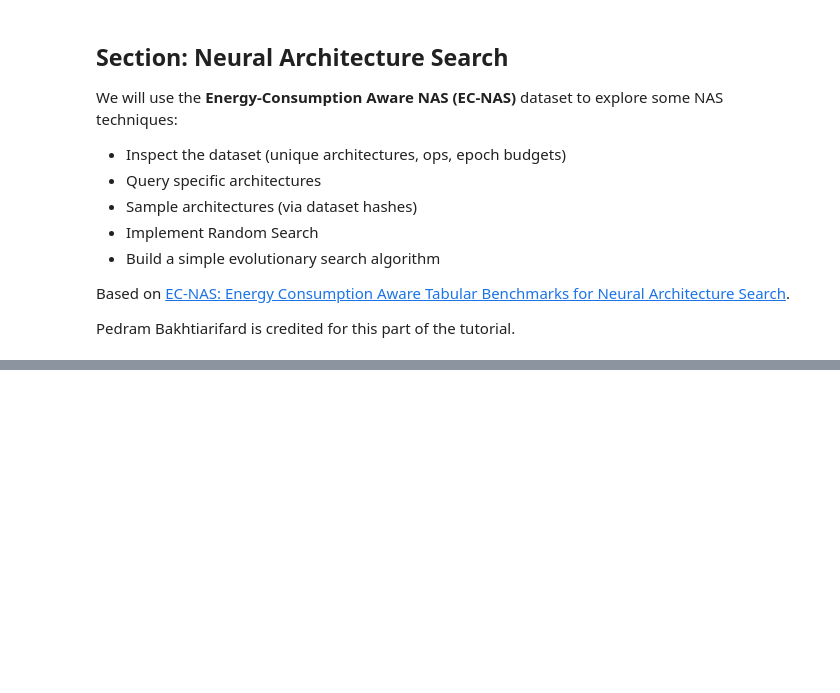
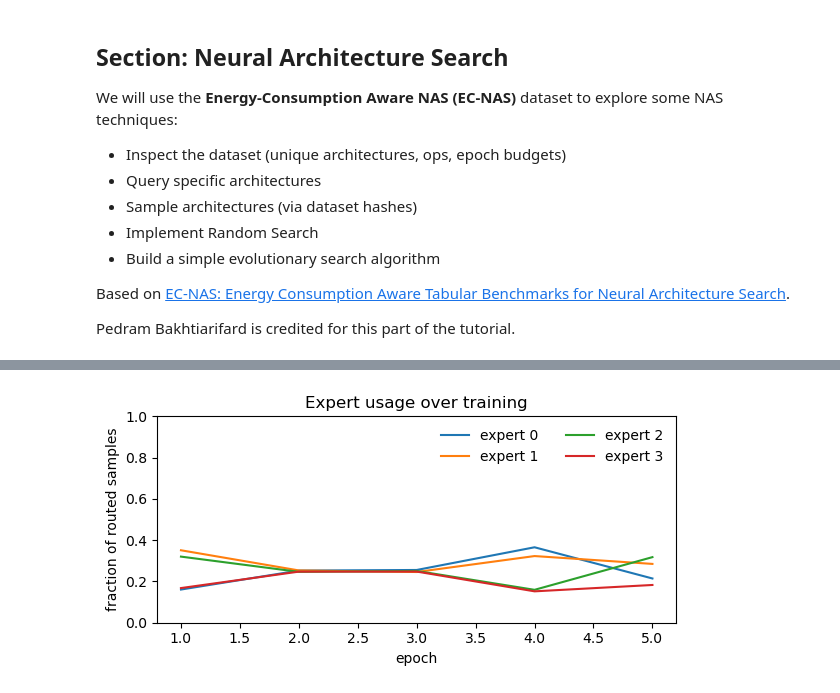
Before and after one commit to raghavian/sustainable_ai, a Jupyter notebook: notebooks/chapter-05.ipynb, the cells around one changed output, grey strips where cells are left out. Cells and saved outputs as stored; diff of their text form; code cells hidden in the pictures; blank space fills up the shorter version.

```diff
--- a/notebooks/chapter-05.ipynb
+++ b/notebooks/chapter-05.ipynb
@@ -340,0 +354,76 @@ Pedram Bakhtiarifard is credited for this part of the tutorial.
+# %%
+import math
+import torch
+import torch.nn as nn
+import torch.nn.functional as F
+from torch.utils.data import DataLoader, Subset
+from torch.utils.data._utils.collate import default_collate
+from sustainableai.moe import *
+from sustainableai.datasets import AerialNIST
+
+device = torch.device("cuda" if torch.cuda.is_available() else "cpu")
+
+
+# ----- wire it up on AerialNIST -----
+full_ds = AerialNIST()  # returns (image [3,28,28] in 0..1, label index 0..3)
+# take a fixed 40k/10k/10k split if you want to mirror your other experiments
+g = torch.Generator().manual_seed(0)
+perm = torch.randperm(len(full_ds), generator=g).tolist()
+train_ds = Subset(full_ds, perm[:20000])
+val_ds   = Subset(full_ds, perm[40000:50000])
+test_ds  = Subset(full_ds, perm[50000:60000])
+
+batch_size = 256
+train_loader = DataLoader(train_ds, batch_size=batch_size, shuffle=True, num_workers=2, pin_memory=(device.type == "cuda"), collate_fn=collate_float_long)
+val_loader   = DataLoader(val_ds,   batch_size=512,   shuffle=False, num_workers=2, pin_memory=(device.type == "cuda"), collate_fn=collate_float_long)
+test_loader  = DataLoader(test_ds,  batch_size=512,   shuffle=False, num_workers=2, pin_memory=(device.type == "cuda"), collate_fn=collate_float_long)
+
+# ----- instantiate and train -----
+model = MoE(in_shape=(3,28,28), num_classes=4, dim=128, num_experts=4, router_temp=1.0).to(device)
+opt = torch.optim.AdamW(model.parameters(), lr=3e-4, weight_decay=0.01)
+crit = nn.CrossEntropyLoss()
+lambda_aux = 0.01  # scale for balance loss; start small
+
+usage_history = []  # list of shape [num_experts] per epoch
+epochs = 5
+for ep in range(1, epochs+1):
+    model.train()
+    running = 0.0
+    loads = torch.zeros(model.num_experts, device=device)
+    epoch_loads = torch.zeros(model.num_experts, device=device)
+    for x, y in train_loader:
+        x, y = x.to(device), y.to(device)
+        logits, aux, counts, importance = model(x)
+        loss = crit(logits, y) + lambda_aux * aux
+        opt.zero_grad(set_to_none=True)
+        loss.backward()
+        opt.step()
+        running += loss.item() * y.size(0)
+        loads += counts * y.size(0)  # accumulate raw counts
+        epoch_loads += counts * y.size(0)    # accumulate raw counts
+
+    usage = (epoch_loads / len(train_loader.dataset)).detach().cpu().tolist()
+    usage_history.append(usage)
+    train_loss = running / len(train_loader.dataset)
+    usage = (loads / len(train_loader.dataset)).tolist()
+    val_acc, val_aux = evaluate(model, val_loader, device)
+    print(f"epoch {ep:02d}  train_loss {train_loss:.4f}  val_acc {val_acc:.3%}  usage per expert {['%.2f'%u for u in usage]}")
+
+test_acc, _ = evaluate(model, test_loader, device)
+print(f"test_acc {test_acc:.3%}")
+
+import matplotlib.pyplot as plt
+import numpy as np
+
+U = np.array(usage_history)  # [epochs, E]
+plt.figure(figsize=(6, 3))
+for e in range(U.shape[1]):
+    plt.plot(np.arange(1, U.shape[0]+1), U[:, e], label=f"expert {e}")
+plt.xlabel("epoch")
+plt.ylabel("fraction of routed samples")
+plt.ylim(0, 1)
+plt.title("Expert usage over training")
+plt.legend(frameon=False, ncol=2)
+plt.tight_layout()
+plt.show()
+# %% [output]
@@ -340,0 +436 @@ Pedram Bakhtiarifard is credited for this part of the tutorial.
+[figure, added]
```
Also changed, not shown: parts of 2 cells of this notebook, 2 other files.
